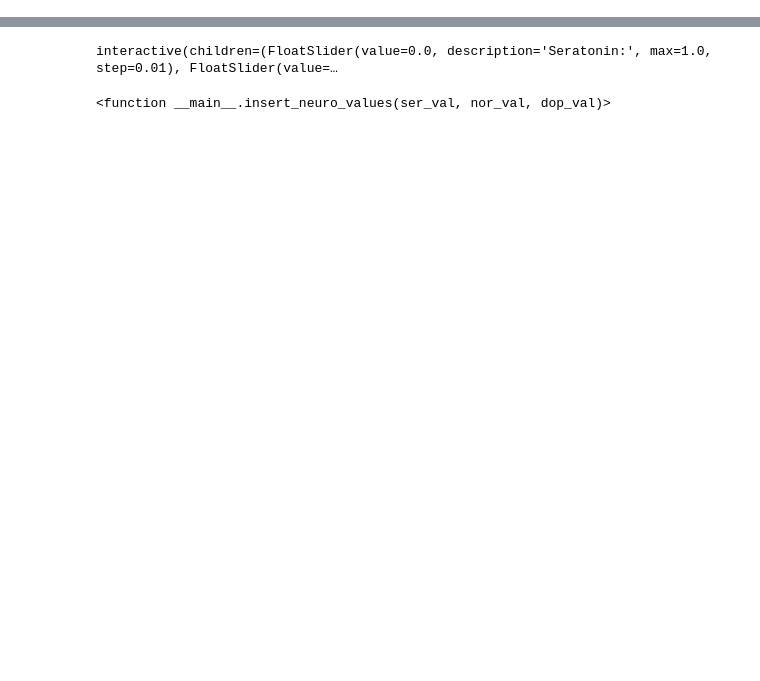
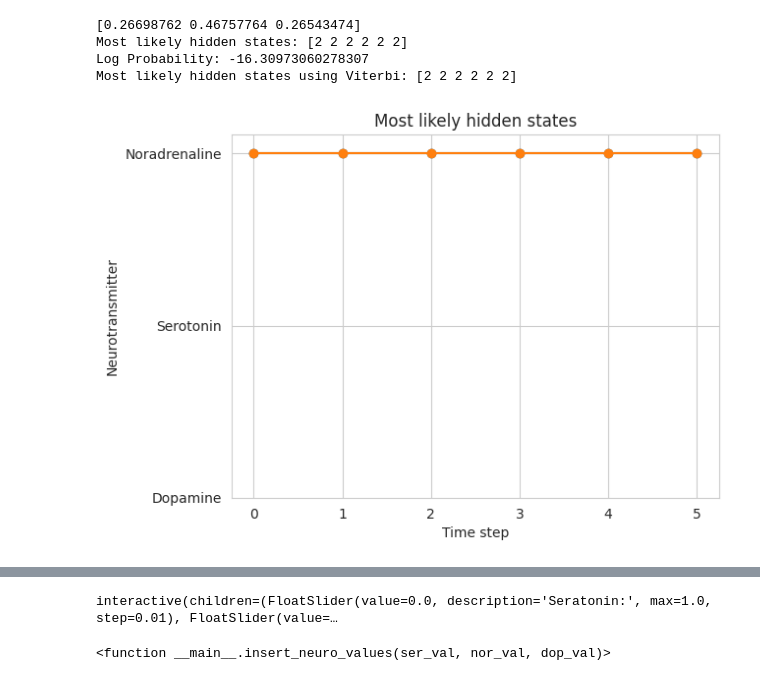
Before and after one commit to PDTCCLF/Projeto-Final---Mod-Emo-Int, a Jupyter notebook: PF_experiments.ipynb, the cells around one changed output, grey strips where cells are left out. Cells and saved outputs as stored; diff of their text form; code cells hidden in the pictures; blank space fills up the shorter version.

```diff
--- a/PF_experiments.ipynb
+++ b/PF_experiments.ipynb
@@ -241,0 +95,52 @@ Membership percentage for 'high' fan speed: 3.33%
+# %%
+import numpy as np
+import matplotlib.pyplot as plt
+import seaborn as sns
+from hmmlearn import hmm
+
+transition_probability = np.array([[0.6, 0.2, 0.2], [0.3, 0.4, 0.3], [0.1, 0.3, 0.6]])
+
+emission_probability = np.array([[0.05, 0.2, 0.4, 0.05, 0.1, 0.1, 0.05, 0.05],
+                                 [0.1, 0.1, 0.3, 0.05, 0.1, 0.1, 0.2, 0.05],
+                                 [0.2, 0.05, 0.1, 0.2, 0.05, 0.2, 0.15, 0.05]])
+
+model = hmm.CategoricalHMM(n_components=3, n_iter=100)
+random_values = np.random.rand(3)
+normalized_values = random_values / np.sum(random_values)
+print(normalized_values)
+model.startprob_ = np.array(normalized_values)
+# model.startprob_ = np.array([0.6, 0.3, 0.1])
+model.transmat_ = transition_probability
+model.emissionprob_ = emission_probability
+
+observations_sequence = np.array([0, 1, 0, 1, 0, 0]).reshape(-1, 1)
+
+hidden_states = model.predict(observations_sequence)
+print("Most likely hidden states:", hidden_states)
+
+log_probability, hidden_states = model.decode(observations_sequence, algorithm='viterbi')
+print('Log Probability:', log_probability)
+print("Most likely hidden states using Viterbi:", hidden_states)
+
+# Plot the results
+sns.set_style("whitegrid")
+plt.plot(hidden_states, '-o', label="Hidden State")
+plt.xlabel('Time step')
+plt.ylabel('Most Likely Hidden State')
+plt.title("Dopamine or Serotonin or Noradrenaline")
+
+state_names = ["Dopamine", "Serotonin", "Noradrenaline"]
+
+sns.set_style("whitegrid")
+plt.plot(hidden_states, '-o', label="Hidden State")
+plt.xlabel('Time step')
+plt.ylabel('Neurotransmitter')
+plt.title("Most likely hidden states")
+plt.yticks(range(len(state_names)), state_names)
+plt.show()
+# %% [output]
+[0.26698762 0.46757764 0.26543474]
+Most likely hidden states: [2 2 2 2 2 2]
+Log Probability: -16.30973060278307
+Most likely hidden states using Viterbi: [2 2 2 2 2 2]
+[figure, added]
```
Also changed, not shown: parts of 8 cells of this notebook.
